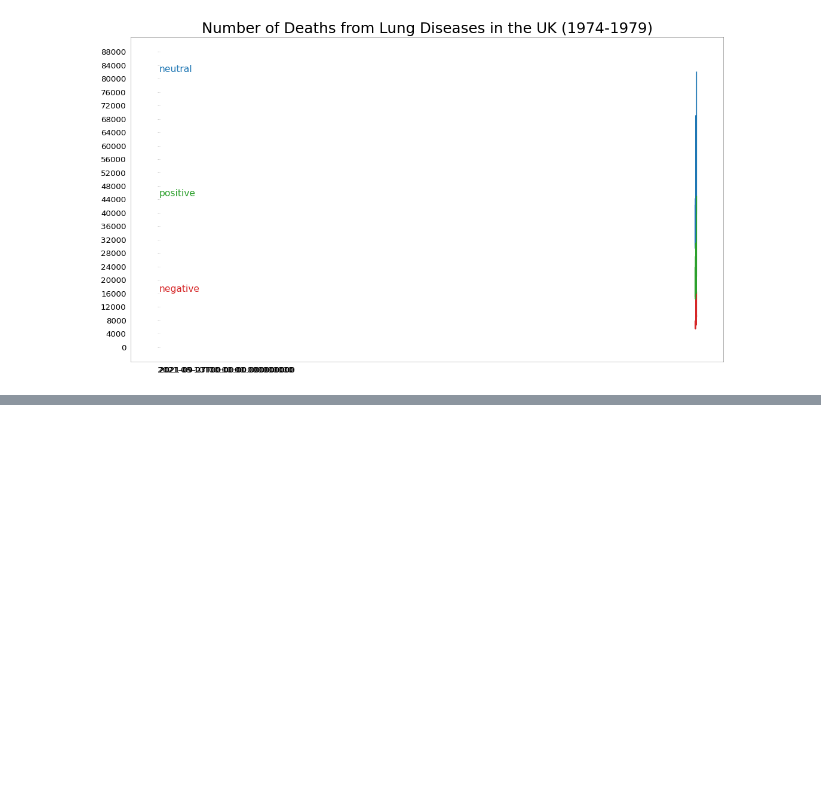
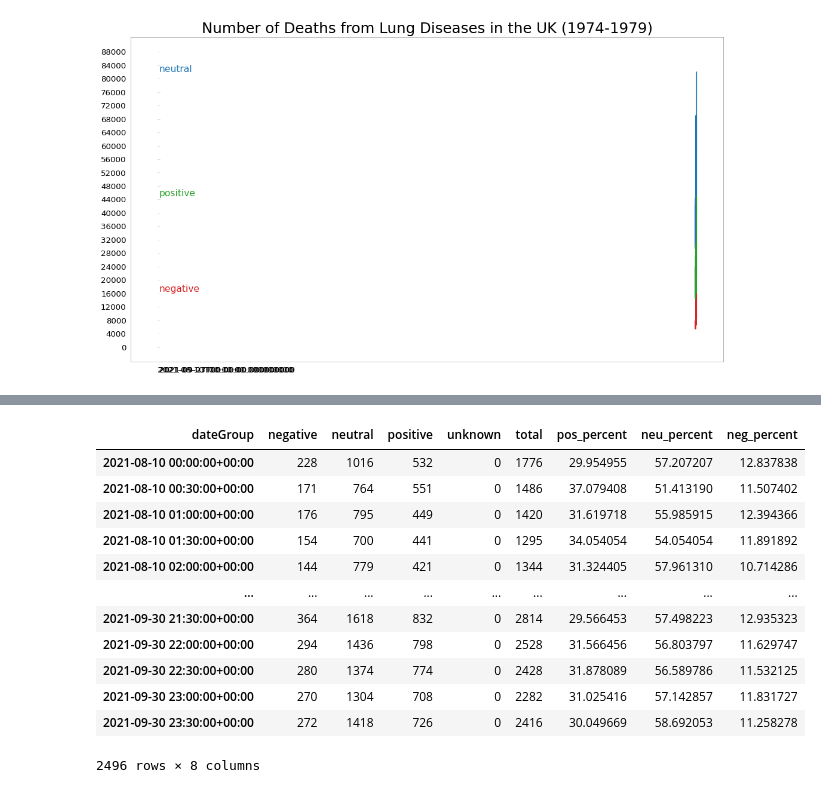
Before and after one commit to superzzp/Bitcoin-Price-Fluctuation-Twitter-Sentiment-Analysis, a Jupyter notebook: notebooks/1.0-zzp-aggregate-sentiments.ipynb, the cells around one changed output, grey strips where cells are left out. Cells and saved outputs as stored; diff of their text form; code cells hidden in the pictures; blank space fills up the shorter version.

```diff
--- a/notebooks/1.0-zzp-aggregate-sentiments.ipynb
+++ b/notebooks/1.0-zzp-aggregate-sentiments.ipynb
@@ -131,0 +145,16 @@ plt.show()
+# %%
+thirty_mins_span
+# %% [output]
+| dateGroup | negative | neutral | positive | unknown | total | pos_percent | neu_percent | neg_percent |
+| 2021-08-10 00:00:00+00:00 | 228 | 1016 | 532 | 0 | 1776 | 29.954955 | 57.207207 | 12.837838 |
+| 2021-08-10 00:30:00+00:00 | 171 | 764 | 551 | 0 | 1486 | 37.079408 | 51.413190 | 11.507402 |
+| 2021-08-10 01:00:00+00:00 | 176 | 795 | 449 | 0 | 1420 | 31.619718 | 55.985915 | 12.394366 |
+| 2021-08-10 01:30:00+00:00 | 154 | 700 | 441 | 0 | 1295 | 34.054054 | 54.054054 | 11.891892 |
+| 2021-08-10 02:00:00+00:00 | 144 | 779 | 421 | 0 | 1344 | 31.324405 | 57.961310 | 10.714286 |
+| ... | ... | ... | ... | ... | ... | ... | ... | ... |
+| 2021-09-30 21:30:00+00:00 | 364 | 1618 | 832 | 0 | 2814 | 29.566453 | 57.498223 | 12.935323 |
+| 2021-09-30 22:00:00+00:00 | 294 | 1436 | 798 | 0 | 2528 | 31.566456 | 56.803797 | 11.629747 |
+| 2021-09-30 22:30:00+00:00 | 280 | 1374 | 774 | 0 | 2428 | 31.878089 | 56.589786 | 11.532125 |
+| 2021-09-30 23:00:00+00:00 | 270 | 1304 | 708 | 0 | 2282 | 31.025416 | 57.142857 | 11.831727 |
+| 2021-09-30 23:30:00+00:00 | 272 | 1418 | 726 | 0 | 2416 | 30.049669 | 58.692053 | 11.258278 |
+2496 rows × 8 columns
```
Also changed, not shown: parts of 9 cells of this notebook, 1 other file.
